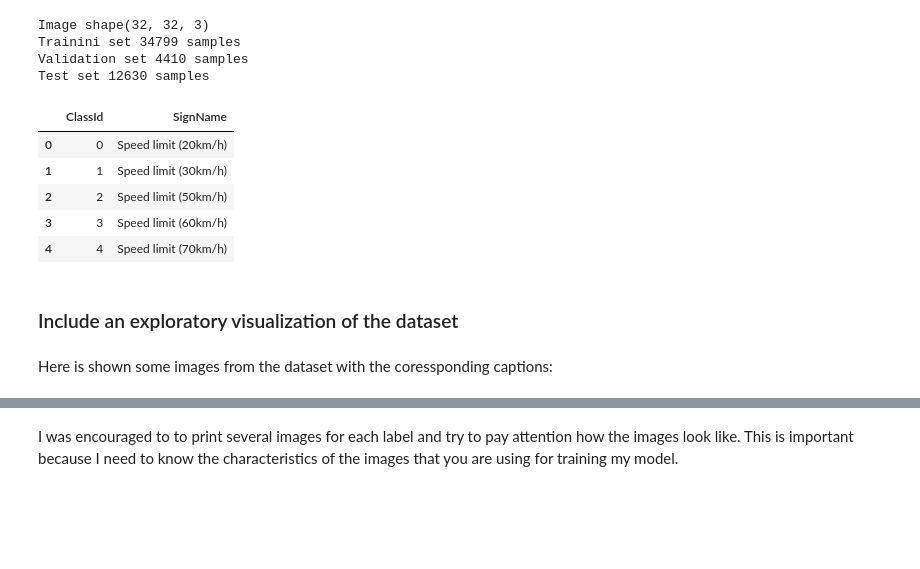
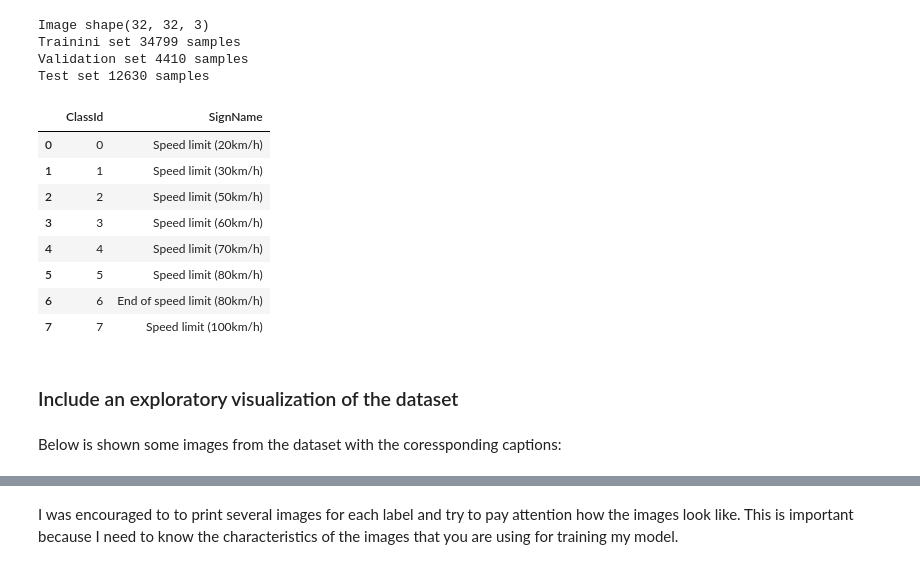
Before and after one commit to A2Amir/Traffic_Sign_Classifier, a Jupyter notebook: Traffic_Sign_Classifier.ipynb, the cells around one changed output, grey strips where cells are left out. Drawn from its saved outputs; the diff is of its cells as text; code cells hidden in the pictures; blank space fills up the shorter version.

```diff
--- a/Traffic_Sign_Classifier.ipynb
+++ b/Traffic_Sign_Classifier.ipynb
@@ -73,19 +69,22 @@ Test set 12630 samples
 # %%
 signnames_file='signnames.csv'
 data = pd.read_csv(signnames_file,index_col=False)
 # Preview the first 5 lines of the loaded data
-data.head()
+data.head(8)
 # %% [output]
 |  | ClassId | SignName |
 | 0 | 0 | Speed limit (20km/h) |
 | 1 | 1 | Speed limit (30km/h) |
 | 2 | 2 | Speed limit (50km/h) |
 | 3 | 3 | Speed limit (60km/h) |
 | 4 | 4 | Speed limit (70km/h) |
+| 5 | 5 | Speed limit (80km/h) |
+| 6 | 6 | End of speed limit (80km/h) |
+| 7 | 7 | Speed limit (100km/h) |
 # %% [markdown]
 ### Include an exploratory visualization of the dataset
 # %% [markdown]
-Here is shown some images from the dataset with the coressponding captions:
+Below is shown some images from the dataset with the coressponding captions:
 # %%
 rows = 3
 cols = 3
```
Also changed, not shown: parts of 4 cells of this notebook, 2 other files.
